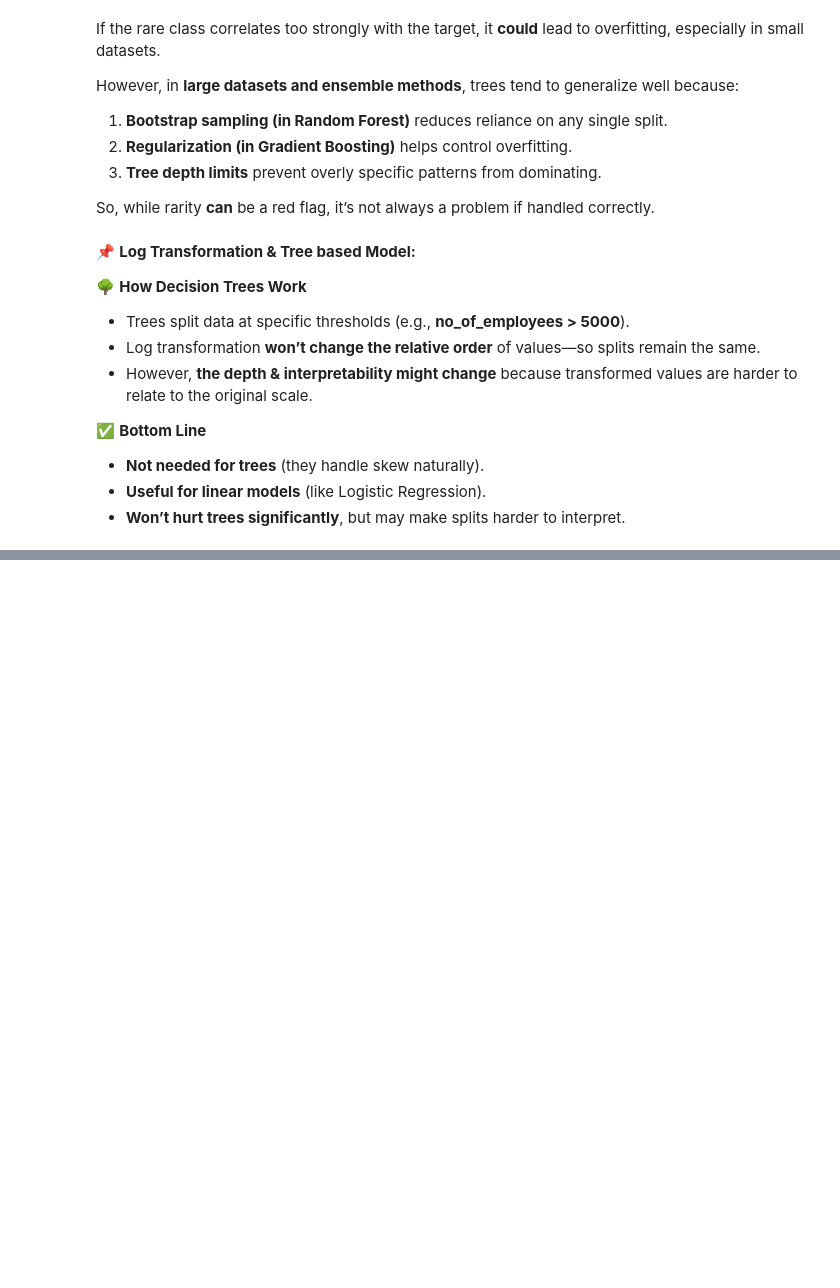
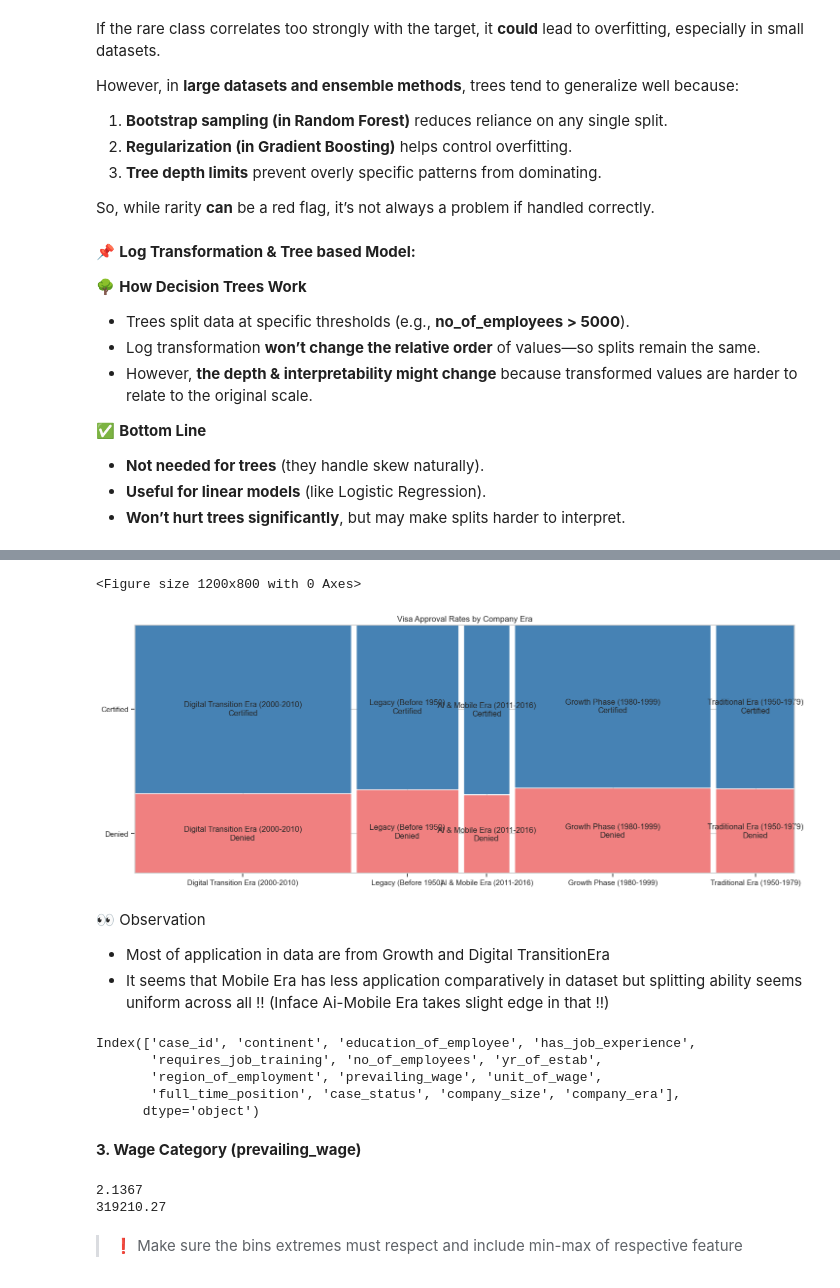
Before and after one commit to nszenoti/PYPG, a Jupyter notebook: projects/easyvisa/notebook.ipynb, the cells around one changed output, grey strips where cells are left out. Saved outputs shown, nothing was run; the diff lists cells and outputs as text; code cells hidden in the pictures; blank space fills up the shorter version.

Commit message:
preprocessing

```diff
--- a/projects/easyvisa/notebook.ipynb
+++ b/projects/easyvisa/notebook.ipynb
@@ -1962,0 +1963,6 @@ So, while rarity **can** be a red flag, it’s not always a problem if handled c
+# %%
+#Why (Good Practice)
+# ? -> Clear seperation between EDA & Preprocessing (Phases)
+#1. Any accidental modifications made during EDA won't affect your preprocessing
+#2. starting with clean data for the preprocessing phase
+df = df_original.copy()
@@ -1962,0 +1984,5 @@ So, while rarity **can** be a red flag, it’s not always a problem if handled c
+# %%
+# Convert negative employee counts to absolute values
+print(f"Number of negative employee counts before: {(df['no_of_employees'] < 0).sum()}")
+df['no_of_employees'] = df['no_of_employees'].abs()
+print(f"Number of negative employee counts after: {(df['no_of_employees'] < 0).sum()}")
@@ -1962,0 +2143,29 @@ So, while rarity **can** be a red flag, it’s not always a problem if handled c
+# %%
+# Create company era categories
+# *?
+# NOTE: for any 2 point in bins bin is decided like for example
+# Assuming x-1 and z are extreme points of your dataset
+#  [x, y, z] then
+#  - bin 1 is (x, y]
+#  - bin 2 is (y, z]
+# **
+# Why 1799 -> 1800 - 1  // so that 1800 gets acounted
+# End 2016 -> becasuse end is inclusive
+bins = [1799, 1949, 1979, 1999, 2010, 2016]
+labels = [
+    "Legacy (Before 1950)",
+    "Traditional Era (1950-1979)",
+    "Growth Phase (1980-1999)",
+    "Digital Transition Era (2000-2010)",
+    "AI & Mobile Era (2011-2016)",
+]
+
+# Create new binned feature
+df["company_era"] = pd.cut(
+    df["yr_of_estab"],
+    bins=bins,
+    labels=labels,
+)
+
+# Check the distribution
+df["company_era"].value_counts()
@@ -1962,0 +2206,29 @@ So, while rarity **can** be a red flag, it’s not always a problem if handled c
+# %%
+# Let see mosaic plot to check dominance of category and splitting ability at high level
+create_mosaic_plot(df, 'company_era', title='Visa Approval Rates by Company Era', rot=45)
+# %% [output]
+<Figure size 1200x800 with 0 Axes>
+[figure, added]
+# %% [markdown]
+👀 Observation
+- Most of application in data are from Growth and Digital TransitionEra
+- It seems that Mobile Era has less application comparatively in dataset but splitting ability seems uniform across all !! (Inface Ai-Mobile Era takes slight edge in that !!)
+# %%
+df.columns
+# %% [output]
+Index(['case_id', 'continent', 'education_of_employee', 'has_job_experience',
+       'requires_job_training', 'no_of_employees', 'yr_of_estab',
+       'region_of_employment', 'prevailing_wage', 'unit_of_wage',
+       'full_time_position', 'case_status', 'company_size', 'company_era'],
+      dtype='object')
+# %% [markdown]
+**3. Wage Category (prevailing_wage)**
+# %%
+# min and max of prevailing_wage
+print(df["prevailing_wage"].min())
+print(df["prevailing_wage"].max())
+# %% [output]
+2.1367
+319210.27
+# %% [markdown]
+> ❗ Make sure the bins extremes must respect and include min-max of respective feature
```
Also changed, not shown: parts of 45 cells of this notebook, 7 other files.
